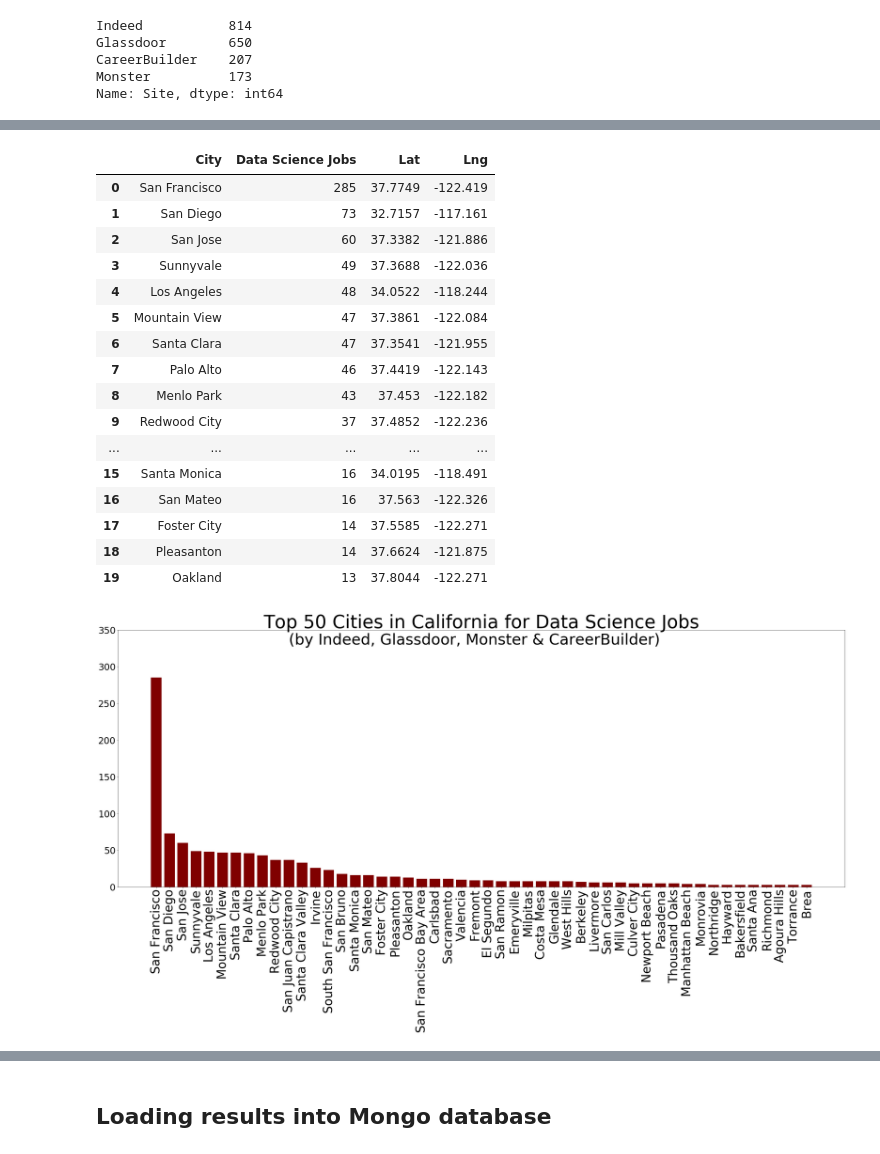
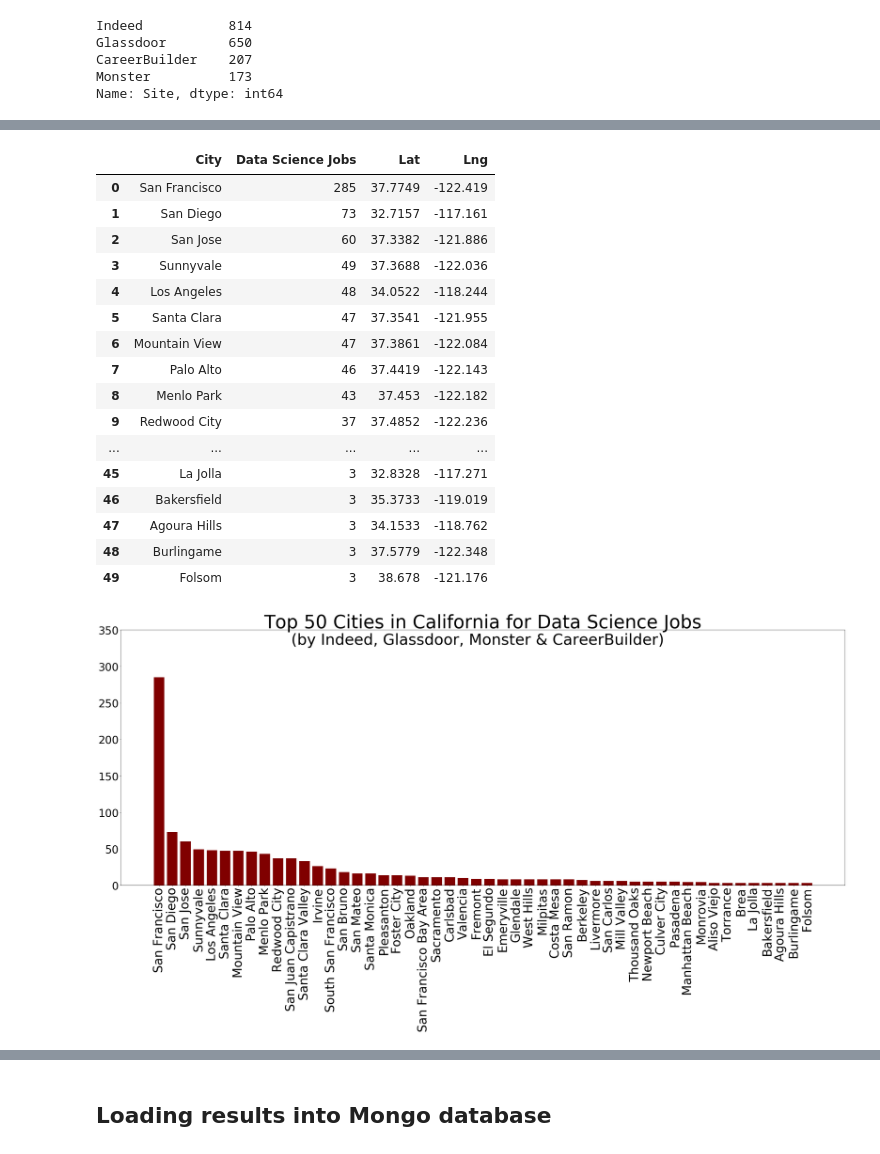
Before and after one commit to ChrNg404/Data_Science_ETL_Project, a Jupyter notebook: Visualizations/data_science_jobs_analysis.ipynb, the cells around one changed output, grey strips where cells are left out. Drawn from its saved outputs; the diff is of its cells as text; code cells hidden in the pictures.

```diff
--- a/Visualizations/data_science_jobs_analysis.ipynb
+++ b/Visualizations/data_science_jobs_analysis.ipynb
@@ -774,24 +787,24 @@ plt.show()
 # %%
 # Job counts by top 50 city
-count_by_city.head(20)
+count_by_city.head(50)
 # %% [output]
 |  | City | Data Science Jobs | Lat | Lng |
 | 0 | San Francisco | 285 | 37.7749 | -122.419 |
 | 1 | San Diego | 73 | 32.7157 | -117.161 |
 | 2 | San Jose | 60 | 37.3382 | -121.886 |
 | 3 | Sunnyvale | 49 | 37.3688 | -122.036 |
 | 4 | Los Angeles | 48 | 34.0522 | -118.244 |
-| 5 | Mountain View | 47 | 37.3861 | -122.084 |
-| 6 | Santa Clara | 47 | 37.3541 | -121.955 |
+| 5 | Santa Clara | 47 | 37.3541 | -121.955 |
+| 6 | Mountain View | 47 | 37.3861 | -122.084 |
 | 7 | Palo Alto | 46 | 37.4419 | -122.143 |
 | 8 | Menlo Park | 43 | 37.453 | -122.182 |
 | 9 | Redwood City | 37 | 37.4852 | -122.236 |
 | ... | ... | ... | ... | ... |
-| 15 | Santa Monica | 16 | 34.0195 | -118.491 |
-| 16 | San Mateo | 16 | 37.563 | -122.326 |
-| 17 | Foster City | 14 | 37.5585 | -122.271 |
-| 18 | Pleasanton | 14 | 37.6624 | -121.875 |
-| 19 | Oakland | 13 | 37.8044 | -122.271 |
+| 45 | La Jolla | 3 | 32.8328 | -117.271 |
+| 46 | Bakersfield | 3 | 35.3733 | -119.019 |
+| 47 | Agoura Hills | 3 | 34.1533 | -118.762 |
+| 48 | Burlingame | 3 | 37.5779 | -122.348 |
+| 49 | Folsom | 3 | 38.678 | -121.176 |
 # %%
 x_axis = np.arange(len(count_by_city.head(50)))
 tick_locations = [value for value in x_axis]
@@ -820,14 +833,14 @@ plt.bar(count_by_city.head(50)['City'],
 plt.ylim(0, 350)
 plt.xticks(tick_locations, rotation=90, fontsize=40)
 # Make y-axis numbers bigger
-plt.rcParams.update({'font.size': 30})
+#plt.rcParams.update({'font.size': 20})
 
 plt.tight_layout()
 plt.savefig("Charts/jobs_by_city")
 
 plt.show()
 # %% [output]
-[figure, old version]
+[figure, new version]
 # %%
 # Job counts & salary by city
 top10_stats
```
Also changed, not shown: parts of 9 cells of this notebook.
